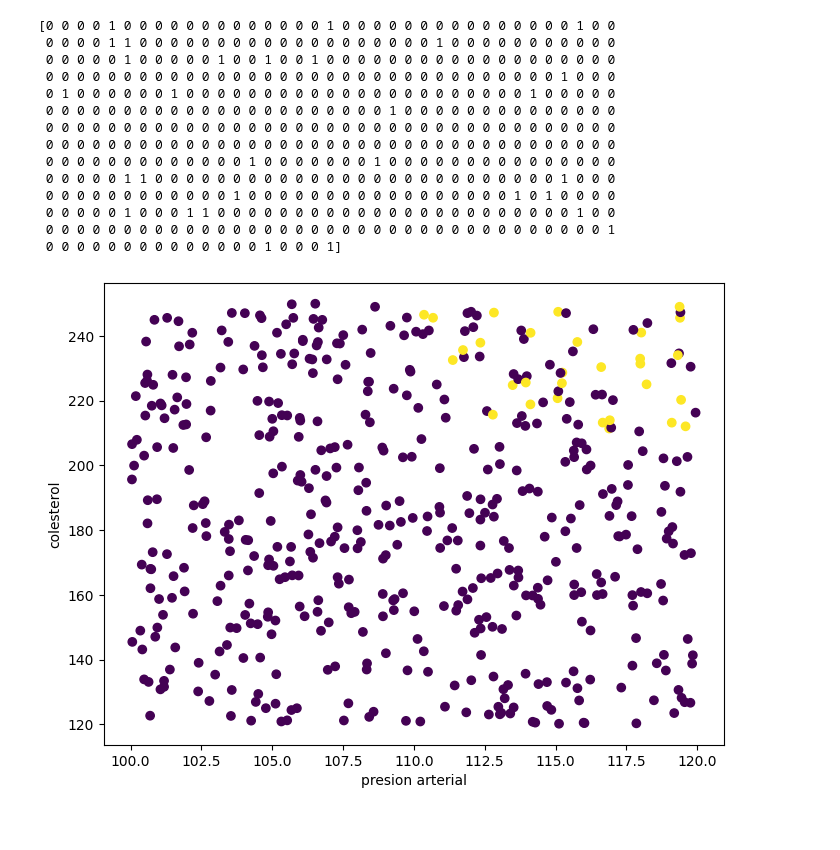
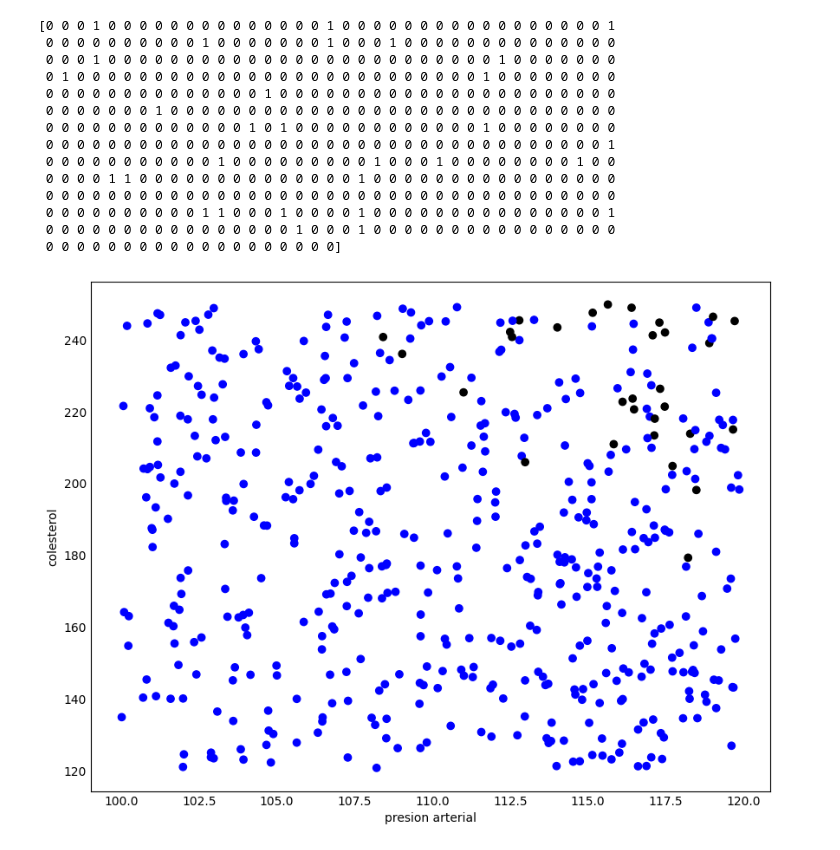
Before and after one commit to angelldavidd/IAIC, a Jupyter notebook: Practica_2_regresion_logistica/practica_2.ipynb, the cells around one changed output. Saved outputs shown, nothing was run; the diff lists cells and outputs as text; code cells hidden in the pictures.

```diff
--- a/Practica_2_regresion_logistica/practica_2.ipynb
+++ b/Practica_2_regresion_logistica/practica_2.ipynb
@@ -100,7 +99,7 @@ def  graficar(presion_arterial,valores_colesterol,instancias_con_clases_determin
 
     plt.figure(figsize=(8, 6))
     #puntos originales generados por nosotros
-    plt.scatter(presion_arterial,valores_colesterol,c=instancias_con_clases_determinadas)
+    plt.scatter(presion_arterial,valores_colesterol,c=['blue' if i==0 else 'black' for i in instancias_con_clases_determinadas])
 
     #etiquetas
     plt.xlabel("presion arterial")
@@ -156,0 +149,34 @@ if __name__=='__main__':
+# %%
+#6
+
+#funcion para graficar predicciones y recta de regresion logistica
+#declaramos funcion de graficar prediccion_con curva de regresion logistica
+def graficar_predicciones_y_linea_regresion_logistica(presion_arterial,valores_colesterol,edad,inputs,predicciones_de_salida_modelo):
+
+    #para colocar mas grande
+    plt.figure(figsize=(8, 6))
+
+    # Separar los puntos según su clase
+    clase_0 = inputs[predicciones_de_salida_modelo == 0]
+    clase_1 = inputs[predicciones_de_salida_modelo == 1]
+
+    # graficar puntos de clase
+    plt.scatter(clase_0[:, 0], clase_0[:, 1], color='blue', label='Clase 0')
+    plt.scatter(clase_1[:, 0], clase_1[:, 1], color='red', label='Clase 1')
+
+    # frontera de desicion
+    x_min, x_max = presion_arterial.min() - 1, presion_arterial.max() + 1
+    y_min, y_max = valores_colesterol.min() - 1, valores_colesterol.max() + 1
+    xx, yy = np.meshgrid(np.arange(x_min, x_max, 0.1),np.arange(y_min, y_max, 0.1))
+
+    #predicciones
+    Z = clf.predict(np.c_[xx.ravel(), yy.ravel(), np.full_like(xx.ravel(), np.mean(edad))])
+    Z = Z.reshape(xx.shape)
+
+    #graficar predicciones en la malla
+    plt.contour(xx, yy, Z, alpha=0.8)
+
+    plt.show()
+
+if __name__=='__main__':
+    graficar_predicciones_y_linea_regresion_logistica(presion_arterial,valores_colesterol,edad,inputs,predicciones_de_salida_modelo);
@@ -157,43 +185,45 @@ if __name__=='__main__':
 # %%
 # 7) generar regresion para 500 nuevas instancias
 
 if __name__=='__main__':   #generamos los datos de 500 instacias nuevas
     presion_arterial_nuevos,valores_colesterol_nuevos,edad_nuevos=generar_datos(500)
 
     #calculamos las probabilidades para las 500 instancias nuevas
     probabilidades_instancia_de_tener_problemas_nuevos= calculo_probabilidades(presion_arterial_nuevos,valores_colesterol_nuevos,edad_nuevos)
 
     #definido el umbral anteriormente aplicamos 0 y 1 en para las nuevas probabilidades
     instancias_con_clases_determinadas_nuevas= np.vectorize(umbral)(probabilidades_instancia_de_tener_problemas_nuevos)
 
     #para entrenar el modelo nuevo utilizamos los nuevos datos generados
     inputs_nuevos=np.column_stack((presion_arterial_nuevos,valores_colesterol_nuevos,edad_nuevos))
     prediccion_para_entrenar_modelo_nuevo= instancias_con_clases_determinadas_nuevas
 
 
     #modelo
     clf= LogisticRegression(random_state=0).fit(inputs_nuevos,prediccion_para_entrenar_modelo_nuevo)
 
     #predicciones
     predicciones_de_salida_modelo_nuevos=clf.predict(inputs_nuevos[:,:])
     print(predicciones_de_salida_modelo_nuevos)
 
 
+
     #graficamos los resultados
     graficar(presion_arterial_nuevos,valores_colesterol_nuevos,predicciones_de_salida_modelo_nuevos);
+    graficar_predicciones_y_linea_regresion_logistica(presion_arterial_nuevos,valores_colesterol_nuevos,edad_nuevos,inputs_nuevos,prediccion_para_entrenar_modelo_nuevo);
 # %% [output]
-[0 0 0 0 1 0 0 0 0 0 0 0 0 0 0 0 0 0 1 0 0 0 0 0 0 0 0 0 0 0 0 0 0 0 1 0 0
- 0 0 0 0 1 1 0 0 0 0 0 0 0 0 0 0 0 0 0 0 0 0 0 0 0 1 0 0 0 0 0 0 0 0 0 0 0
- 0 0 0 0 0 1 0 0 0 0 0 1 0 0 1 0 0 1 0 0 0 0 0 0 0 0 0 0 0 0 0 0 0 0 0 0 0
- 0 0 0 0 0 0 0 0 0 0 0 0 0 0 0 0 0 0 0 0 0 0 0 0 0 0 0 0 0 0 0 0 0 1 0 0 0
- 0 1 0 0 0 0 0 0 1 0 0 0 0 0 0 0 0 0 0 0 0 0 0 0 0 0 0 0 0 0 0 1 0 0 0 0 0
- 0 0 0 0 0 0 0 0 0 0 0 0 0 0 0 0 0 0 0 0 0 0 1 0 0 0 0 0 0 0 0 0 0 0 0 0 0
+[0 0 0 1 0 0 0 0 0 0 0 0 0 0 0 0 0 0 1 0 0 0 0 0 0 0 0 0 0 0 0 0 0 0 0 0 1
+ 0 0 0 0 0 0 0 0 0 0 1 0 0 0 0 0 0 0 1 0 0 0 1 0 0 0 0 0 0 0 0 0 0 0 0 0 0
+ 0 0 0 1 0 0 0 0 0 0 0 0 0 0 0 0 0 0 0 0 0 0 0 0 0 0 0 0 0 1 0 0 0 0 0 0 0
+ 0 1 0 0 0 0 0 0 0 0 0 0 0 0 0 0 0 0 0 0 0 0 0 0 0 0 0 0 1 0 0 0 0 0 0 0 0
+ 0 0 0 0 0 0 0 0 0 0 0 0 0 0 1 0 0 0 0 0 0 0 0 0 0 0 0 0 0 0 0 0 0 0 0 0 0
+ 0 0 0 0 0 0 0 1 0 0 0 0 0 0 0 0 0 0 0 0 0 0 0 0 0 0 0 0 0 0 0 0 0 0 0 0 0
+ 0 0 0 0 0 0 0 0 0 0 0 0 0 1 0 1 0 0 0 0 0 0 0 0 0 0 0 0 1 0 0 0 0 0 0 0 0
+ 0 0 0 0 0 0 0 0 0 0 0 0 0 0 0 0 0 0 0 0 0 0 0 0 0 0 0 0 0 0 0 0 0 0 0 0 1
+ 0 0 0 0 0 0 0 0 0 0 0 1 0 0 0 0 0 0 0 0 0 1 0 0 0 1 0 0 0 0 0 0 0 0 1 0 0
+ 0 0 0 0 1 1 0 0 0 0 0 0 0 0 0 0 0 0 0 0 1 0 0 0 0 0 0 0 0 0 0 0 0 0 0 0 0
  0 0 0 0 0 0 0 0 0 0 0 0 0 0 0 0 0 0 0 0 0 0 0 0 0 0 0 0 0 0 0 0 0 0 0 0 0
- 0 0 0 0 0 0 0 0 0 0 0 0 0 0 0 0 0 0 0 0 0 0 0 0 0 0 0 0 0 0 0 0 0 0 0 0 0
- 0 0 0 0 0 0 0 0 0 0 0 0 0 1 0 0 0 0 0 0 0 1 0 0 0 0 0 0 0 0 0 0 0 0 0 0 0
- 0 0 0 0 0 1 1 0 0 0 0 0 0 0 0 0 0 0 0 0 0 0 0 0 0 0 0 0 0 0 0 0 0 1 0 0 0
- 0 0 0 0 0 0 0 0 0 0 0 0 1 0 0 0 0 0 0 0 0 0 0 0 0 0 0 0 0 0 1 0 1 0 0 0 0
- 0 0 0 0 0 1 0 0 0 1 1 0 0 0 0 0 0 0 0 0 0 0 0 0 0 0 0 0 0 0 0 0 0 0 1 0 0
- 0 0 0 0 0 0 0 0 0 0 0 0 0 0 0 0 0 0 0 0 0 0 0 0 0 0 0 0 0 0 0 0 0 0 0 0 1
- 0 0 0 0 0 0 0 0 0 0 0 0 0 0 1 0 0 0 1]
+ 0 0 0 0 0 0 0 0 0 0 1 1 0 0 0 1 0 0 0 0 1 0 0 0 0 0 0 0 0 0 0 0 0 0 0 0 1
+ 0 0 0 0 0 0 0 0 0 0 0 0 0 0 0 0 1 0 0 0 1 0 0 0 0 0 0 0 0 0 0 0 0 0 0 0 0
+ 0 0 0 0 0 0 0 0 0 0 0 0 0 0 0 0 0 0 0]
-[figure, old version]
+[figure, new version]
```
Also changed, not shown: parts of 7 cells of this notebook.
